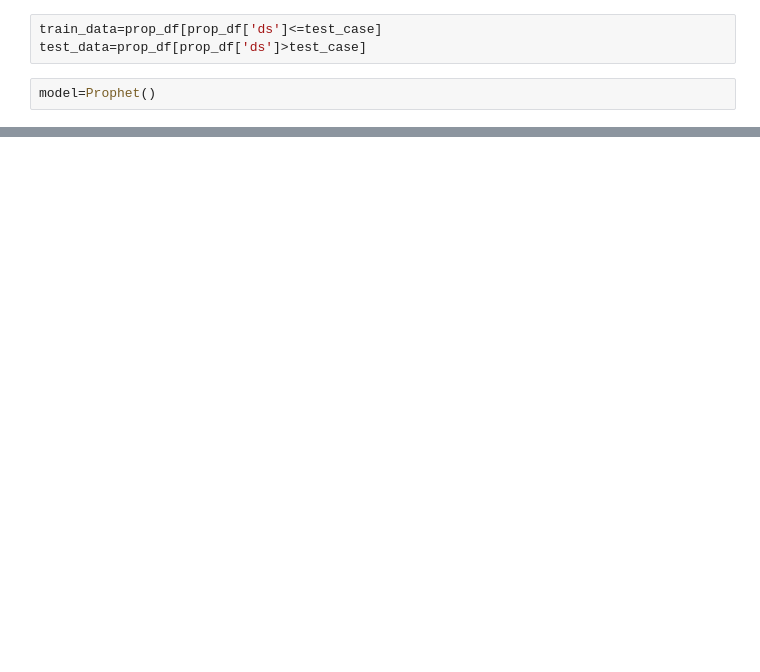
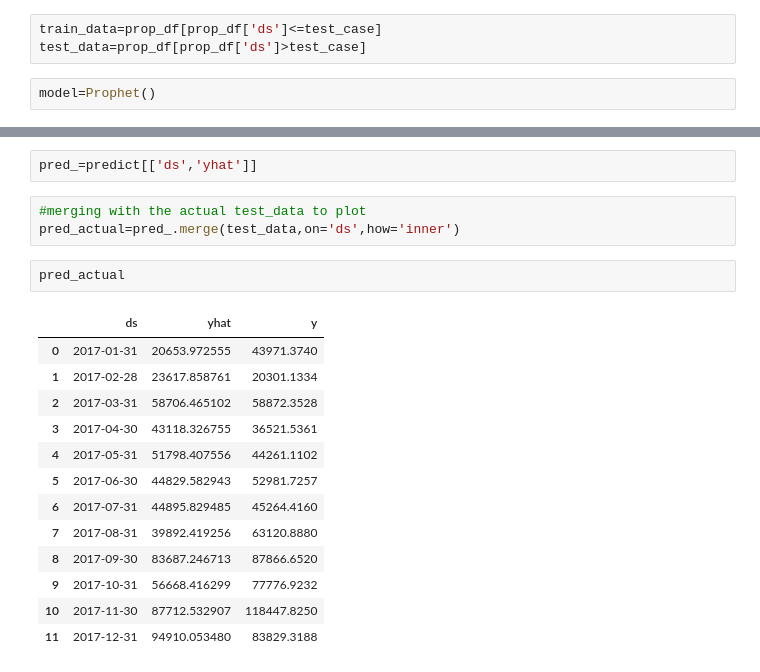
Before and after one commit to Seetharamanrs/SuperStore-sales-dashboard, a Jupyter notebook: Analysis/Analysis.ipynb, the cells around one changed output, grey strips where cells are left out. Saved outputs shown, nothing was run; the diff lists cells and outputs as text; blank space fills up the shorter version.

```diff
--- a/Analysis/Analysis.ipynb
+++ b/Analysis/Analysis.ipynb
@@ -293,0 +311,21 @@ model.fit(train_data)
+# %%
+pred_=predict[['ds','yhat']]
+# %%
+#merging with the actual test_data to plot
+pred_actual=pred_.merge(test_data,on='ds',how='inner')
+# %%
+pred_actual
+# %% [output]
+|  | ds | yhat | y |
+| 0 | 2017-01-31 | 20653.972555 | 43971.3740 |
+| 1 | 2017-02-28 | 23617.858761 | 20301.1334 |
+| 2 | 2017-03-31 | 58706.465102 | 58872.3528 |
+| 3 | 2017-04-30 | 43118.326755 | 36521.5361 |
+| 4 | 2017-05-31 | 51798.407556 | 44261.1102 |
+| 5 | 2017-06-30 | 44829.582943 | 52981.7257 |
+| 6 | 2017-07-31 | 44895.829485 | 45264.4160 |
+| 7 | 2017-08-31 | 39892.419256 | 63120.8880 |
+| 8 | 2017-09-30 | 83687.246713 | 87866.6520 |
+| 9 | 2017-10-31 | 56668.416299 | 77776.9232 |
+| 10 | 2017-11-30 | 87712.532907 | 118447.8250 |
+| 11 | 2017-12-31 | 94910.053480 | 83829.3188 |
```
Also changed, not shown: parts of 12 cells of this notebook.
